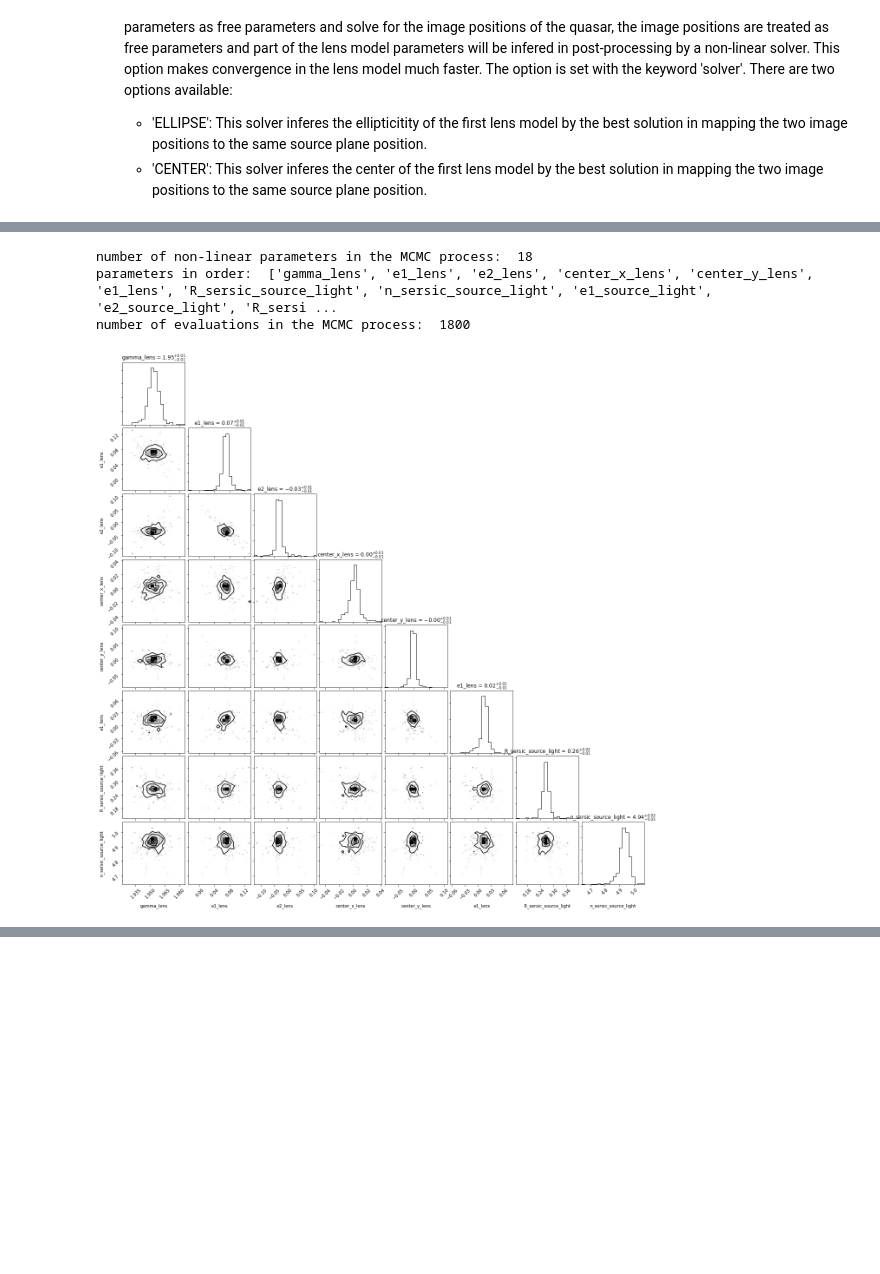
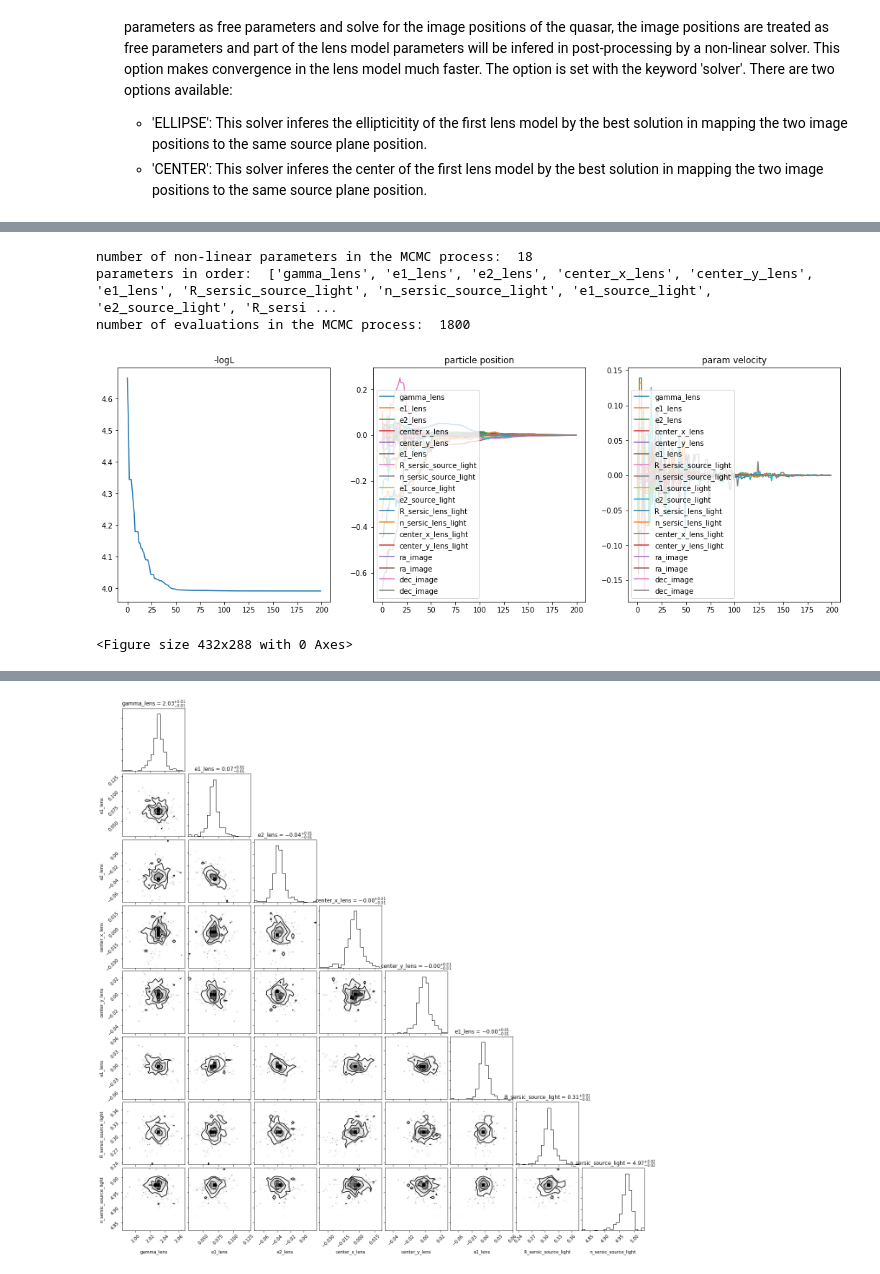
Before and after one commit to lenstronomy/lenstronomy-tutorials, a Jupyter notebook: lenstronomy_extensions/Notebooks/double_model.ipynb, the cells around one changed output, grey strips where cells are left out. Cells and saved outputs as stored; diff of their text form; code cells hidden in the pictures; blank space fills up the shorter version.

```diff
--- a/lenstronomy_extensions/Notebooks/double_model.ipynb
+++ b/lenstronomy_extensions/Notebooks/double_model.ipynb
@@ -119,7 +119,6 @@ kwargs_constraints = {'joint_source_with_point_source': [[0, 0]],
 kwargs_likelihood = {'check_bounds': True,
                              'force_no_add_image': False,
                              'source_marg': False,
-                             'point_source_likelihood': False,
                              'position_uncertainty': 0.004,
                              'check_solver': True,
                              'solver_tolerance': 0.001
@@ -127,7 +126,7 @@ kwargs_likelihood = {'check_bounds': True,
 
 image_band = [kwargs_data, kwargs_psf, kwargs_numerics]
 multi_band_list = [image_band]
-kwargs_data_joint = {'multi_band_list': multi_band_list, 'image_type': 'multi-linear'}
+kwargs_data_joint = {'multi_band_list': multi_band_list, 'multi_band_type': 'multi-linear'}
 # %%
 # initial guess of non-linear parameters, we chose different starting parameters than the truth #
 kwargs_lens_init = [{'theta_E': 1.1, 'e1': 0, 'e2': 0, 'gamma': 2., 'center_x': 0., 'center_y': 0},
@@ -176,7 +175,7 @@ fitting_kwargs_list = [['PSO', {'sigma_scale': 1., 'n_particles': 200, 'n_iterat
                        ['MCMC', {'n_burn': 10, 'n_run': 10, 'walkerRatio': 10, 'sigma_scale': .1}]
         ]
 
-chain_list, param_list, samples_mcmc, param_mcmc, dist_mcmc = fitting_seq.fit_sequence(fitting_kwargs_list)
+chain_list = fitting_seq.fit_sequence(fitting_kwargs_list)
 lens_result, source_result, lens_light_result, ps_result, cosmo_result = fitting_seq.best_fit()
 # %% [output]
   warnings.warn(msg, RuntimeWarning)
@@ -238,14 +237,22 @@ reduced chi^2 =  1.0058158180621213
 # %%
+import lenstronomy.Plots.output_plots as output_plots
+
+for i in range(len(chain_list)):
+    output_plots.plot_chain_list(chain_list, i)
+
+sampler_type, samples_mcmc, param_mcmc, dist_mcmc  = chain_list[1]
+
 print("number of non-linear parameters in the MCMC process: ", len(param_mcmc))
 print("parameters in order: ", param_mcmc)
 print("number of evaluations in the MCMC process: ", np.shape(samples_mcmc)[0])
 import corner
 if not samples_mcmc == []:
         n, num_param = np.shape(samples_mcmc)
         plot = corner.corner(samples_mcmc[:,:8], labels=param_mcmc[:8], show_titles=True)
         plot = corner.corner(samples_mcmc[:,8:], labels=param_mcmc[8:], show_titles=True)
 # %% [output]
 number of non-linear parameters in the MCMC process:  18
 parameters in order:  ['gamma_lens', 'e1_lens', 'e2_lens', 'center_x_lens', 'center_y_lens', 'e1_lens', 'R_sersic_source_light', 'n_sersic_source_light', 'e1_source_light', 'e2_source_light', 'R_sersi ...
 number of evaluations in the MCMC process:  1800
-[figure, old version]
+[figure, new version]
+<Figure size 432x288 with 0 Axes>
@@ -252,0 +260 @@ number of evaluations in the MCMC process:  1800
+[figure, added]
```
Also changed, not shown: parts of 4 cells of this notebook, 14 other files.
